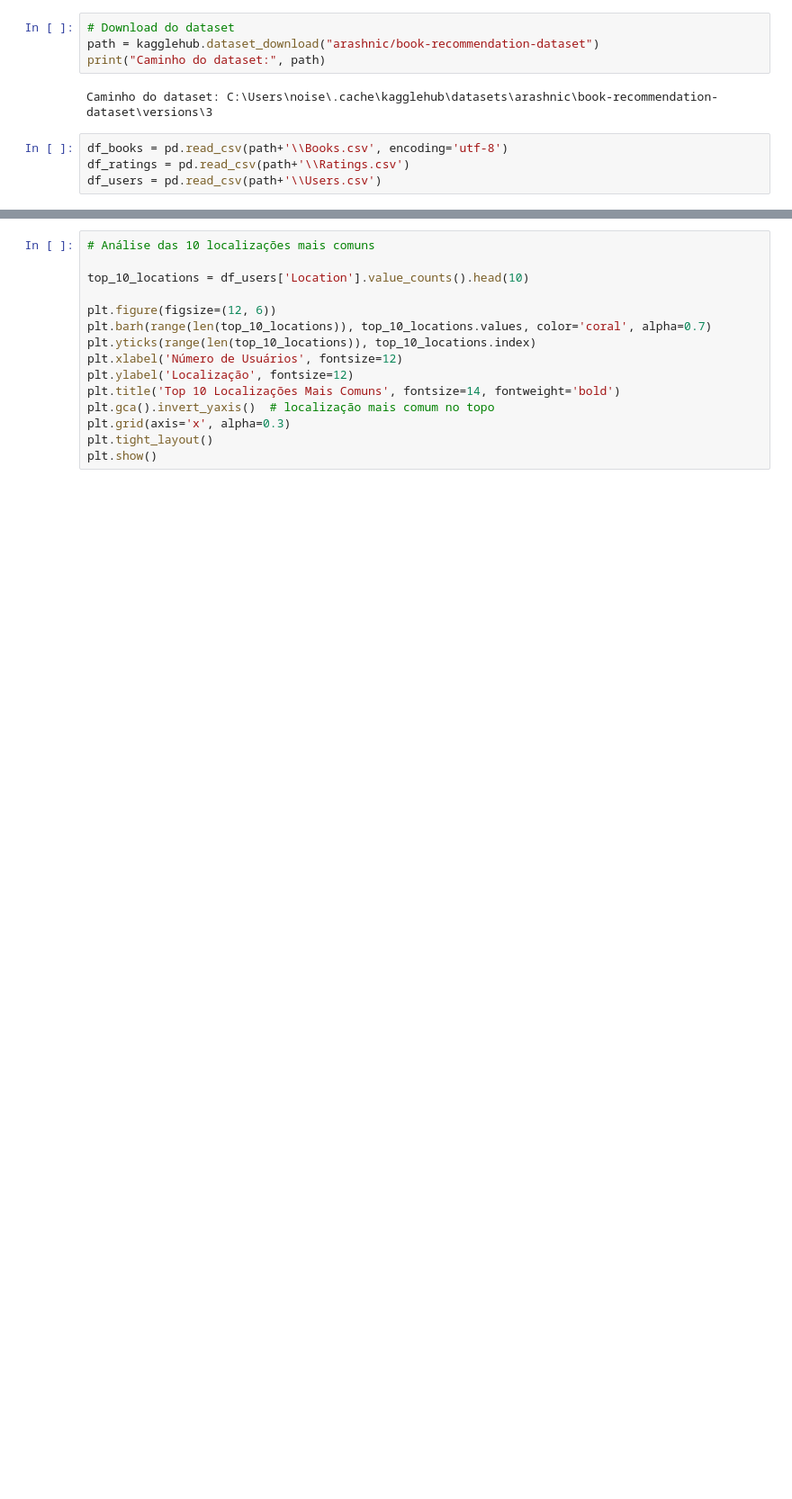
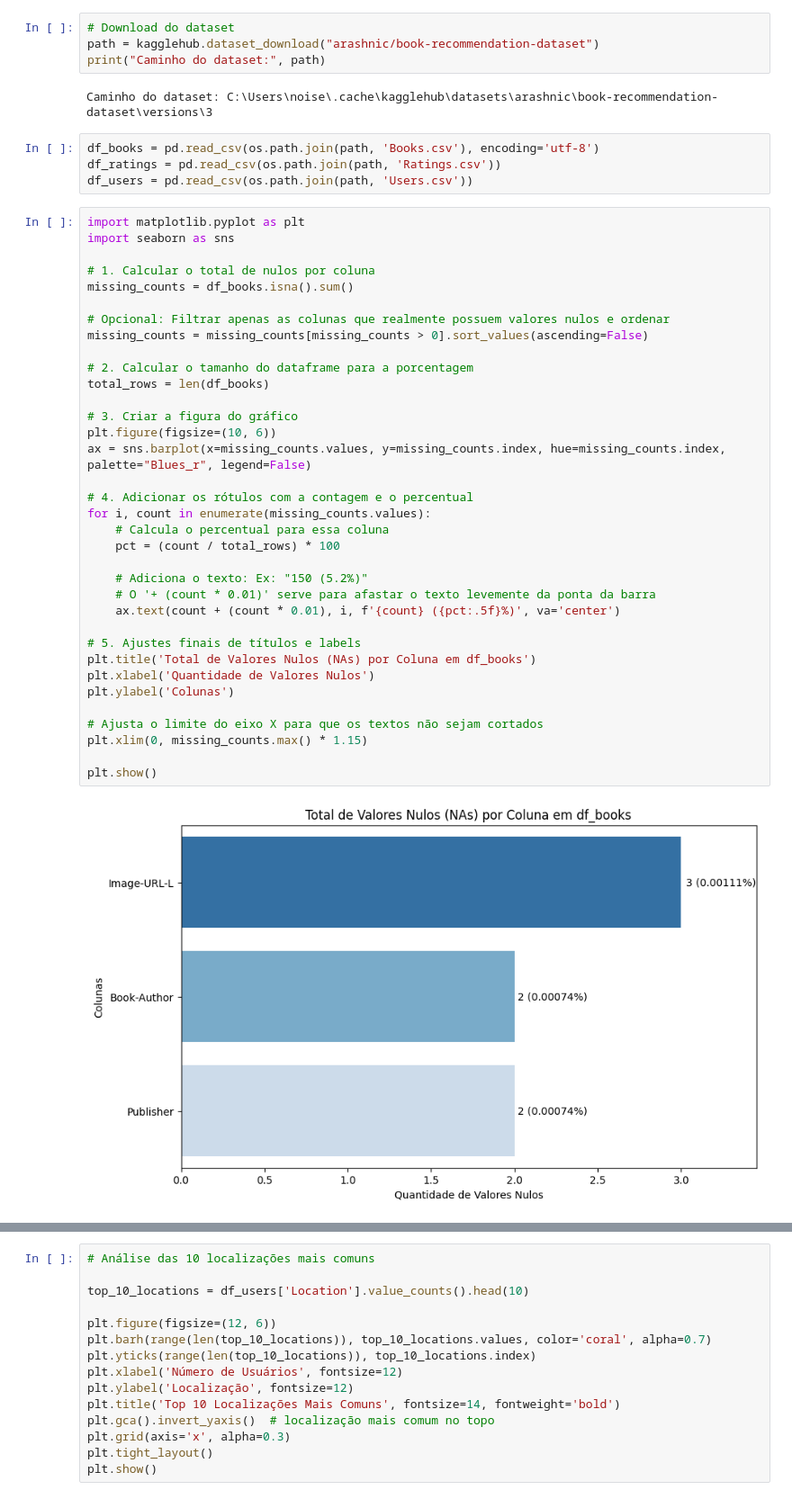
Before and after one commit to YuriRadzi/NeoLeitura, a Jupyter notebook: recomendacoes.ipynb, the cells around one changed output, grey strips where cells are left out. Shown at 90% size. Cells and saved outputs as stored; diff of their text form; blank space fills up the shorter version.

```diff
--- a/recomendacoes.ipynb
+++ b/recomendacoes.ipynb
@@ -29,9 +57,46 @@ print("Caminho do dataset:", path)
 # %% [output]
 Caminho do dataset: C:\Users\noise\.cache\kagglehub\datasets\arashnic\book-recommendation-dataset\versions\3
 # %%
-df_books = pd.read_csv(path+'\\Books.csv', encoding='utf-8')
-df_ratings = pd.read_csv(path+'\\Ratings.csv')
-df_users = pd.read_csv(path+'\\Users.csv')
+df_books = pd.read_csv(os.path.join(path, 'Books.csv'), encoding='utf-8')
+df_ratings = pd.read_csv(os.path.join(path, 'Ratings.csv'))
+df_users = pd.read_csv(os.path.join(path, 'Users.csv'))
+# %%
+import matplotlib.pyplot as plt
+import seaborn as sns
+
+# 1. Calcular o total de nulos por coluna
+missing_counts = df_books.isna().sum()
+
+# Opcional: Filtrar apenas as colunas que realmente possuem valores nulos e ordenar
+missing_counts = missing_counts[missing_counts > 0].sort_values(ascending=False)
+
+# 2. Calcular o tamanho do dataframe para a porcentagem
+total_rows = len(df_books)
+
+# 3. Criar a figura do gráfico
+plt.figure(figsize=(10, 6))
+ax = sns.barplot(x=missing_counts.values, y=missing_counts.index, hue=missing_counts.index, palette="Blues_r", legend=False)
+
+# 4. Adicionar os rótulos com a contagem e o percentual
+for i, count in enumerate(missing_counts.values):
+    # Calcula o percentual para essa coluna
+    pct = (count / total_rows) * 100
+
+    # Adiciona o texto: Ex: "150 (5.2%)"
+    # O '+ (count * 0.01)' serve para afastar o texto levemente da ponta da barra
+    ax.text(count + (count * 0.01), i, f'{count} ({pct:.5f}%)', va='center')
+
+# 5. Ajustes finais de títulos e labels
+plt.title('Total de Valores Nulos (NAs) por Coluna em df_books')
+plt.xlabel('Quantidade de Valores Nulos')
+plt.ylabel('Colunas')
+
+# Ajusta o limite do eixo X para que os textos não sejam cortados
+plt.xlim(0, missing_counts.max() * 1.15)
+
+plt.show()
+# %% [output]
+[figure, added]
 # %%
 # transformações do data set de livros
 
```
Also changed, not shown: parts of 21 cells of this notebook.
